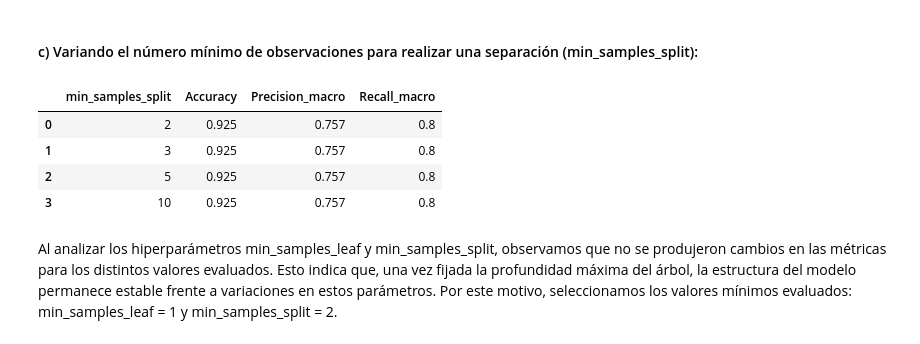
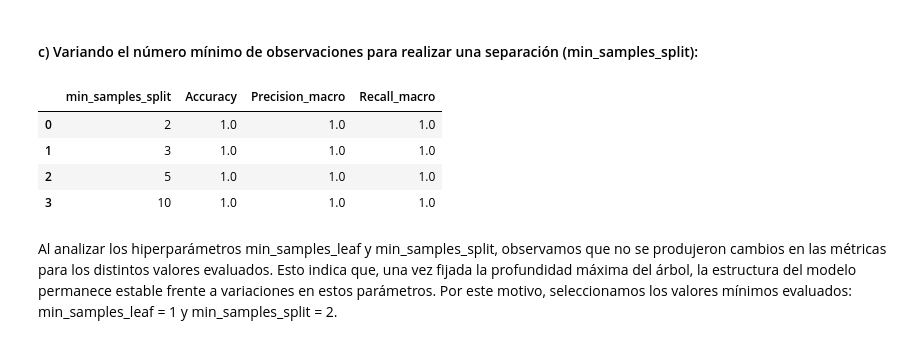
Before and after one commit to CaroRuiz92/TPs_Mineria_Datos, a Jupyter notebook: TP2/Trabajo_Practico_Nro_2_Bartomioli_Ruiz.ipynb, the cells around one changed output. Cells and saved outputs as stored; diff of their text form; code cells hidden in the pictures.

```diff
--- a/TP2/Trabajo_Practico_Nro_2_Bartomioli_Ruiz.ipynb
+++ b/TP2/Trabajo_Practico_Nro_2_Bartomioli_Ruiz.ipynb
@@ -1084,16 +1002,12 @@ Al analizar la profundidad máxima del árbol, se observa que a partir de max_de
 # %% [markdown]
 #### b) Variando el número mínimo de observaciones por hoja (min_samples_leaf) :
 # %%
-
-# ==============================================================
-# b) Variando el mínimo de muestras por hoja (min_samples_leaf)
-# ==============================================================
 hojas = [1, 3, 5, 10]
 resultados_leaf_80 = []
 
 for h in hojas:
     tree_clf = DecisionTreeClassifier(
-        max_depth=3,
+        max_depth=4,
         criterion='gini',
         min_samples_leaf=h,
         min_samples_split=2,
@@ -1125,41 +1039,38 @@ Observamos que las métricas permanecen constantes para todos los valores evalua
 # %% [markdown]
 #### c) Variando el número mínimo de observaciones para realizar una separación (min_samples_split):
 # %%
-# =========================================================================
-# c) Variando el mínimo para dividir un nodo interno (min_samples_split)
-# =========================================================================
 splits = [2, 3, 5, 10]
 resultados_split_80 = []
 
 for s in splits:
     tree_clf = DecisionTreeClassifier(
-        max_depth=3,
+        max_depth=4,
         criterion='gini',
         min_samples_leaf=1,
         min_samples_split=s,
         random_state=63
     )
     tree_clf.fit(X1_train, y1_train)
     y_pred = tree_clf.predict(X1_test)
 
     accuracy = accuracy_score(y1_test, y_pred)
     precision = precision_score(y1_test, y_pred, average='macro', zero_division=0)
     recall = recall_score(y1_test, y_pred, average='macro')
 
     resultados_split_80.append({
         'min_samples_split': s,
         'Accuracy': round(accuracy, 3),
         'Precision_macro': round(precision, 3),
         'Recall_macro': round(recall, 3)
     })
 
 display(pd.DataFrame(resultados_split_80))
 # %% [output]
 |  | min_samples_split | Accuracy | Precision_macro | Recall_macro |
-| 0 | 2 | 0.925 | 0.757 | 0.8 |
-| 1 | 3 | 0.925 | 0.757 | 0.8 |
-| 2 | 5 | 0.925 | 0.757 | 0.8 |
-| 3 | 10 | 0.925 | 0.757 | 0.8 |
+| 0 | 2 | 1.0 | 1.0 | 1.0 |
+| 1 | 3 | 1.0 | 1.0 | 1.0 |
+| 2 | 5 | 1.0 | 1.0 | 1.0 |
+| 3 | 10 | 1.0 | 1.0 | 1.0 |
 # %% [markdown]
 Al analizar los hiperparámetros min_samples_leaf y min_samples_split, observamos que no se produjeron cambios en las métricas para los distintos valores evaluados. Esto indica que, una vez fijada la profundidad máxima del árbol, la estructura del modelo permanece estable frente a variaciones en estos parámetros. Por este motivo, seleccionamos los valores mínimos evaluados: min_samples_leaf = 1 y min_samples_split = 2.
 # %% [markdown]
```
Also changed, not shown: parts of 61 cells of this notebook.
